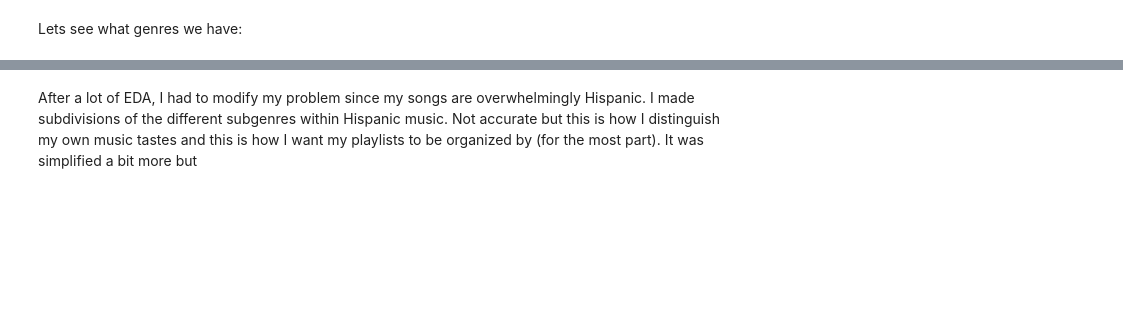
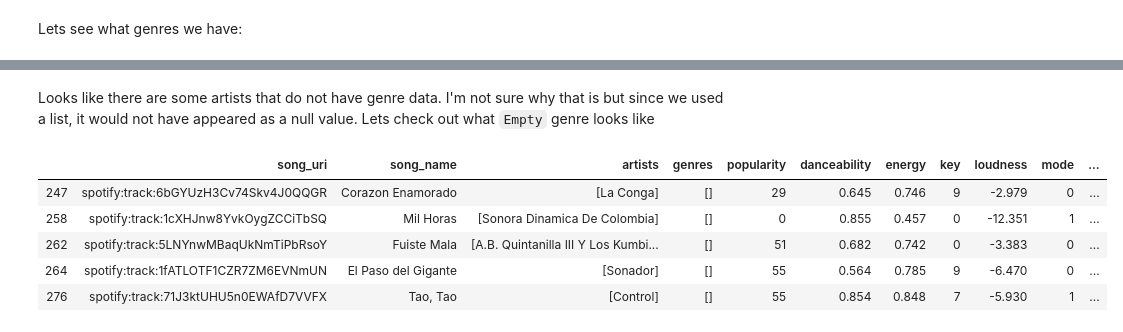
Before and after one commit to PeterGarcia95/spotipy_wrapper, a Jupyter notebook: Spotify API Project.ipynb, the cells around one changed output, grey strips where cells are left out. Drawn from its saved outputs; the diff is of its cells as text; code cells hidden in the pictures; blank space fills up the shorter version.

```diff
--- a/Spotify API Project.ipynb
+++ b/Spotify API Project.ipynb
@@ -313,3 +369 @@ Regional Mexicana        46
 dtype: int64
-# %% [markdown]
-After a lot of EDA, I had to modify my problem since my songs are overwhelmingly Hispanic. I made subdivisions of the different subgenres within Hispanic music. Not accurate but this is how I distinguish my own music tastes and this is how I want my playlists to be organized by (for the most part). It was simplified a bit more but
@@ -319,0 +370,11 @@ After a lot of EDA, I had to modify my problem since my songs are overwhelmingly
+# %% [markdown]
+Looks like there are some artists that do not have genre data. I'm not sure why that is but since we used a list, it would not have appeared as a null value. Lets check out what `Empty` genre looks like
+# %%
+data[data['simplified_genre'] == 'Empty'][15:20]
+# %% [output]
+|  | song_uri | song_name | artists | genres | popularity | danceability | energy | key | loudness | mode | ... |
+| 247 | spotify:track:6bGYUzH3Cv74Skv4J0QQGR | Corazon Enamorado | [La Conga] | [] | 29 | 0.645 | 0.746 | 9 | -2.979 | 0 | ... |
+| 258 | spotify:track:1cXHJnw8YvkOygZCCiTbSQ | Mil Horas | [Sonora Dinamica De Colombia] | [] | 0 | 0.855 | 0.457 | 0 | -12.351 | 1 | ... |
+| 262 | spotify:track:5LNYnwMBaqUkNmTiPbRsoY | Fuiste Mala | [A.B. Quintanilla III Y Los Kumbi... | [] | 51 | 0.682 | 0.742 | 0 | -3.383 | 0 | ... |
+| 264 | spotify:track:1fATLOTF1CZR7ZM6EVNmUN | El Paso del Gigante | [Sonador] | [] | 55 | 0.564 | 0.785 | 9 | -6.470 | 0 | ... |
+| 276 | spotify:track:71J3ktUHU5n0EWAfD7VVFX | Tao, Tao | [Control] | [] | 55 | 0.854 | 0.848 | 7 | -5.930 | 1 | ... |
```
Also changed, not shown: parts of 28 cells of this notebook.
